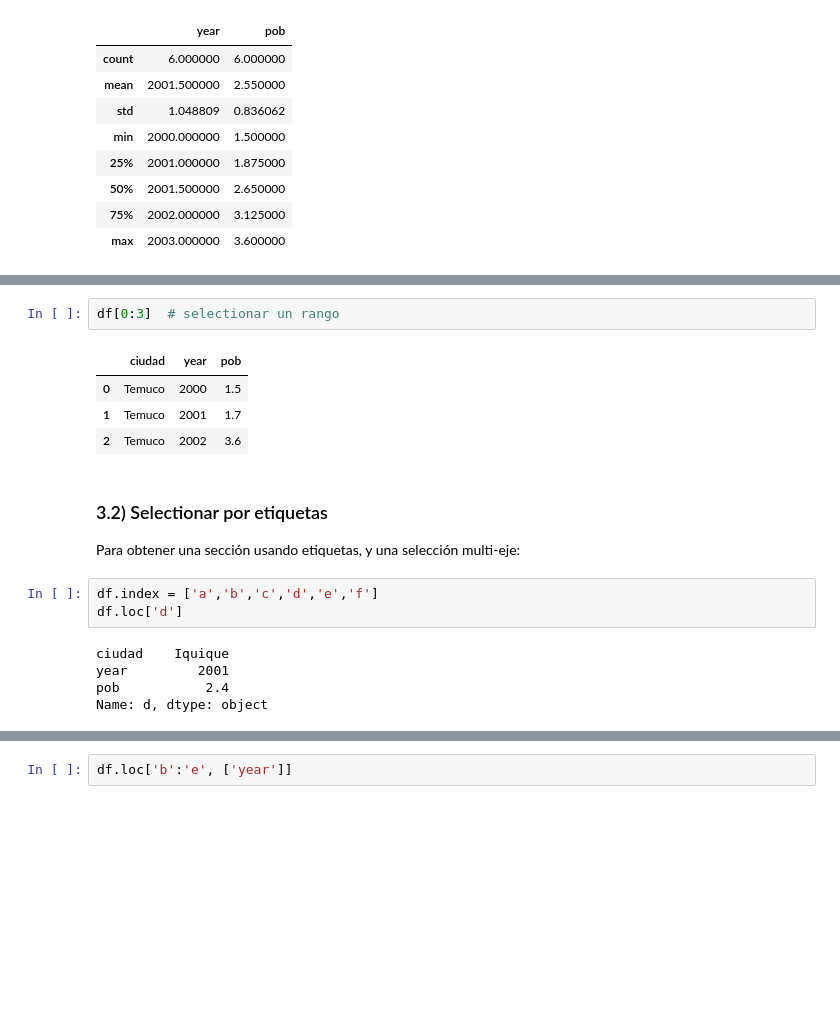
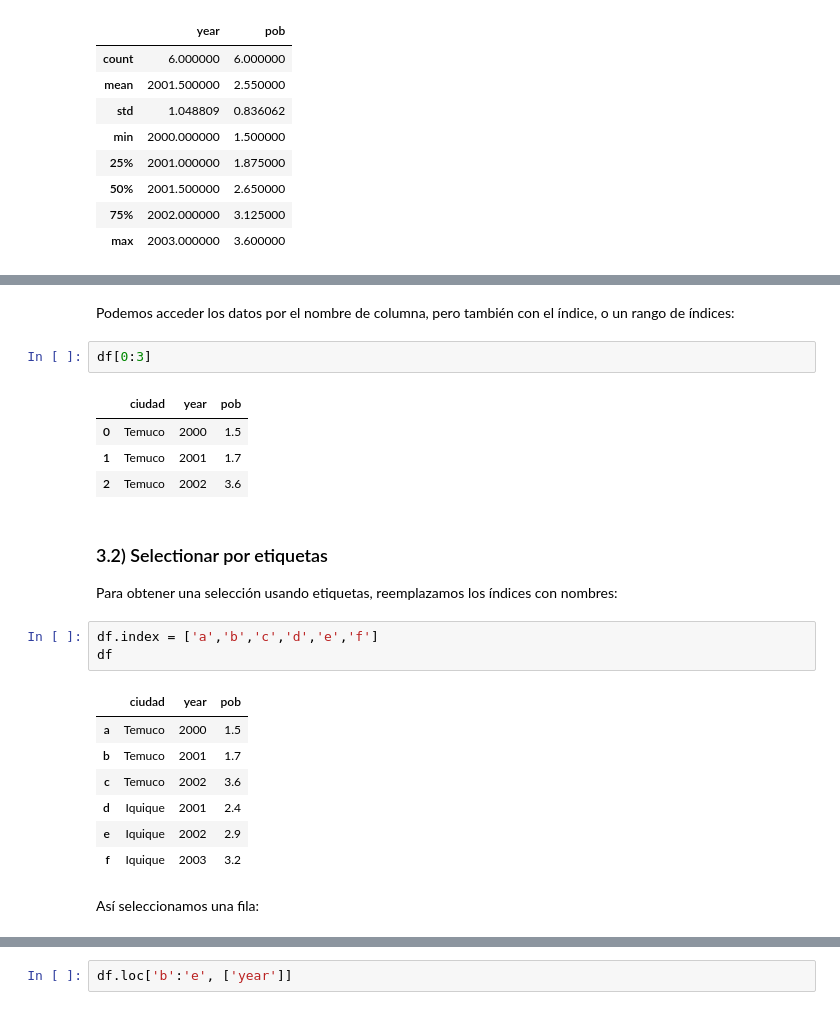
Before and after one commit to GAMES-UChile/Curso-BancoEstado, a Jupyter notebook: modulo3/modulo3.ipynb, the cells around one changed output, grey strips where cells are left out. Cells and saved outputs as stored; diff of their text form; blank space fills up the shorter version.

```diff
--- a/modulo3/modulo3.ipynb
+++ b/modulo3/modulo3.ipynb
@@ -340,5 +418,7 @@ Name: pob, dtype: float64
+# %% [markdown]
+Podemos acceder los datos por el nombre de columna, pero también con el índice, o un rango de índices:
 # %%
-df[0:3]  # selectionar un rango
+df[0:3]
 # %% [output]
 |  | ciudad | year | pob |
 | 0 | Temuco | 2000 | 1.5 |
@@ -346,12 +426,17 @@ df[0:3]  # selectionar un rango
 | 2 | Temuco | 2002 | 3.6 |
 # %% [markdown]
 ### 3.2) Selectionar por etiquetas
-Para obtener una sección usando etiquetas, y una selección multi-eje:
+Para obtener una selección usando etiquetas, reemplazamos los índices con nombres:
 # %%
 df.index = ['a','b','c','d','e','f']
-df.loc['d']
+df
 # %% [output]
-ciudad    Iquique
-year         2001
-pob           2.4
-Name: d, dtype: object
+|  | ciudad | year | pob |
+| a | Temuco | 2000 | 1.5 |
+| b | Temuco | 2001 | 1.7 |
+| c | Temuco | 2002 | 3.6 |
+| d | Iquique | 2001 | 2.4 |
+| e | Iquique | 2002 | 2.9 |
+| f | Iquique | 2003 | 3.2 |
+# %% [markdown]
+Así seleccionamos una fila:
```
Also changed, not shown: parts of 45 cells of this notebook.
